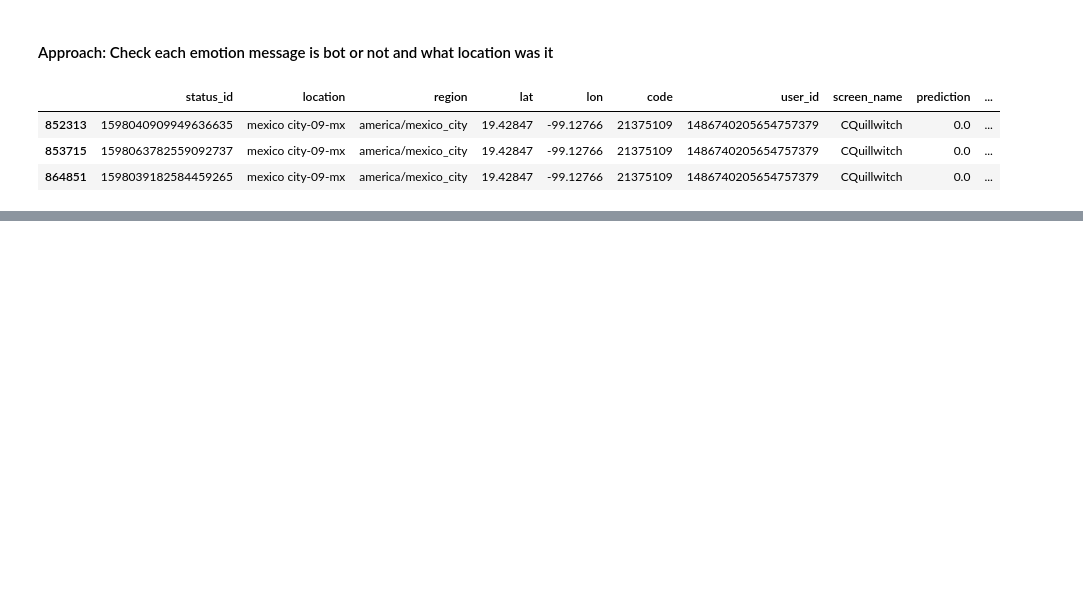
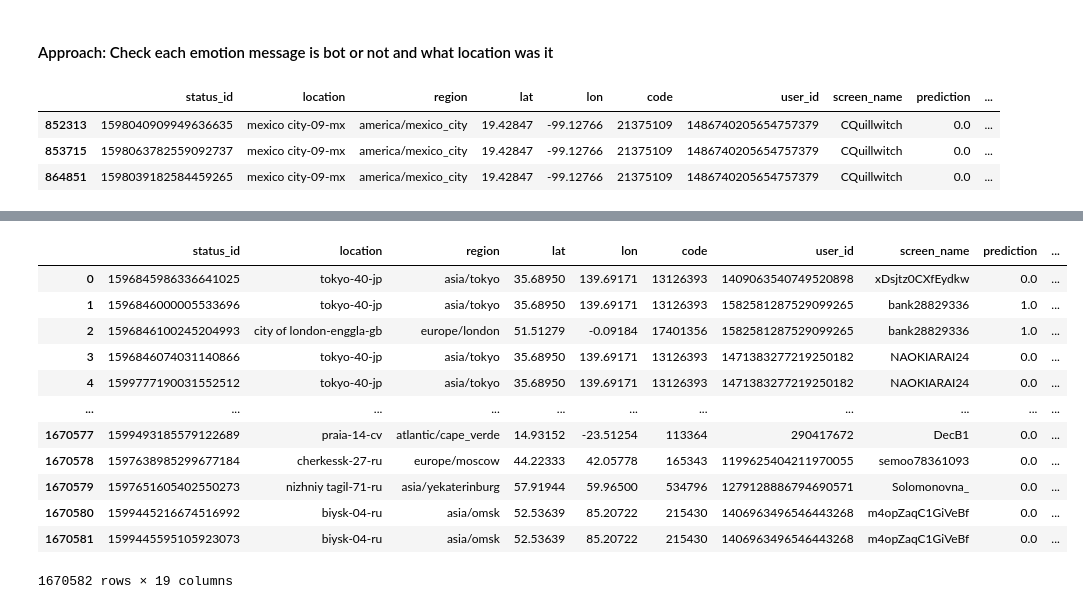
Before and after one commit to tanmayraj/fifa23analysis, a Jupyter notebook: 20230226_Analysis.ipynb, the cells around one changed output, grey strips where cells are left out. Cells and saved outputs as stored; diff of their text form; code cells hidden in the pictures; blank space fills up the shorter version.

```diff
--- a/20230226_Analysis.ipynb
+++ b/20230226_Analysis.ipynb
@@ -192,0 +321,17 @@ searchdf(df_emotion, userid='1409063540749520898')
+# %%
+df_bothunter_location_emotion = df_bothunter_location.merge(df_emotion_mean, left_on='user_id', right_on='userid')
+df_bothunter_location_emotion
+# %% [output]
+|  | status_id | location | region | lat | lon | code | user_id | screen_name | prediction | ... |
+| 0 | 1596845986336641025 | tokyo-40-jp | asia/tokyo | 35.68950 | 139.69171 | 13126393 | 1409063540749520898 | xDsjtz0CXfEydkw | 0.0 | ... |
+| 1 | 1596846000005533696 | tokyo-40-jp | asia/tokyo | 35.68950 | 139.69171 | 13126393 | 1582581287529099265 | bank28829336 | 1.0 | ... |
+| 2 | 1596846100245204993 | city of london-enggla-gb | europe/london | 51.51279 | -0.09184 | 17401356 | 1582581287529099265 | bank28829336 | 1.0 | ... |
+| 3 | 1596846074031140866 | tokyo-40-jp | asia/tokyo | 35.68950 | 139.69171 | 13126393 | 1471383277219250182 | NAOKIARAI24 | 0.0 | ... |
+| 4 | 1599777190031552512 | tokyo-40-jp | asia/tokyo | 35.68950 | 139.69171 | 13126393 | 1471383277219250182 | NAOKIARAI24 | 0.0 | ... |
+| ... | ... | ... | ... | ... | ... | ... | ... | ... | ... | ... |
+| 1670577 | 1599493185579122689 | praia-14-cv | atlantic/cape_verde | 14.93152 | -23.51254 | 113364 | 290417672 | DecB1 | 0.0 | ... |
+| 1670578 | 1597638985299677184 | cherkessk-27-ru | europe/moscow | 44.22333 | 42.05778 | 165343 | 1199625404211970055 | semoo78361093 | 0.0 | ... |
+| 1670579 | 1597651605402550273 | nizhniy tagil-71-ru | asia/yekaterinburg | 57.91944 | 59.96500 | 534796 | 1279128886794690571 | Solomonovna_ | 0.0 | ... |
+| 1670580 | 1599445216674516992 | biysk-04-ru | asia/omsk | 52.53639 | 85.20722 | 215430 | 1406963496546443268 | m4opZaqC1GiVeBf | 0.0 | ... |
+| 1670581 | 1599445595105923073 | biysk-04-ru | asia/omsk | 52.53639 | 85.20722 | 215430 | 1406963496546443268 | m4opZaqC1GiVeBf | 0.0 | ... |
+1670582 rows × 19 columns
```
Also changed, not shown: parts of 15 cells of this notebook.
